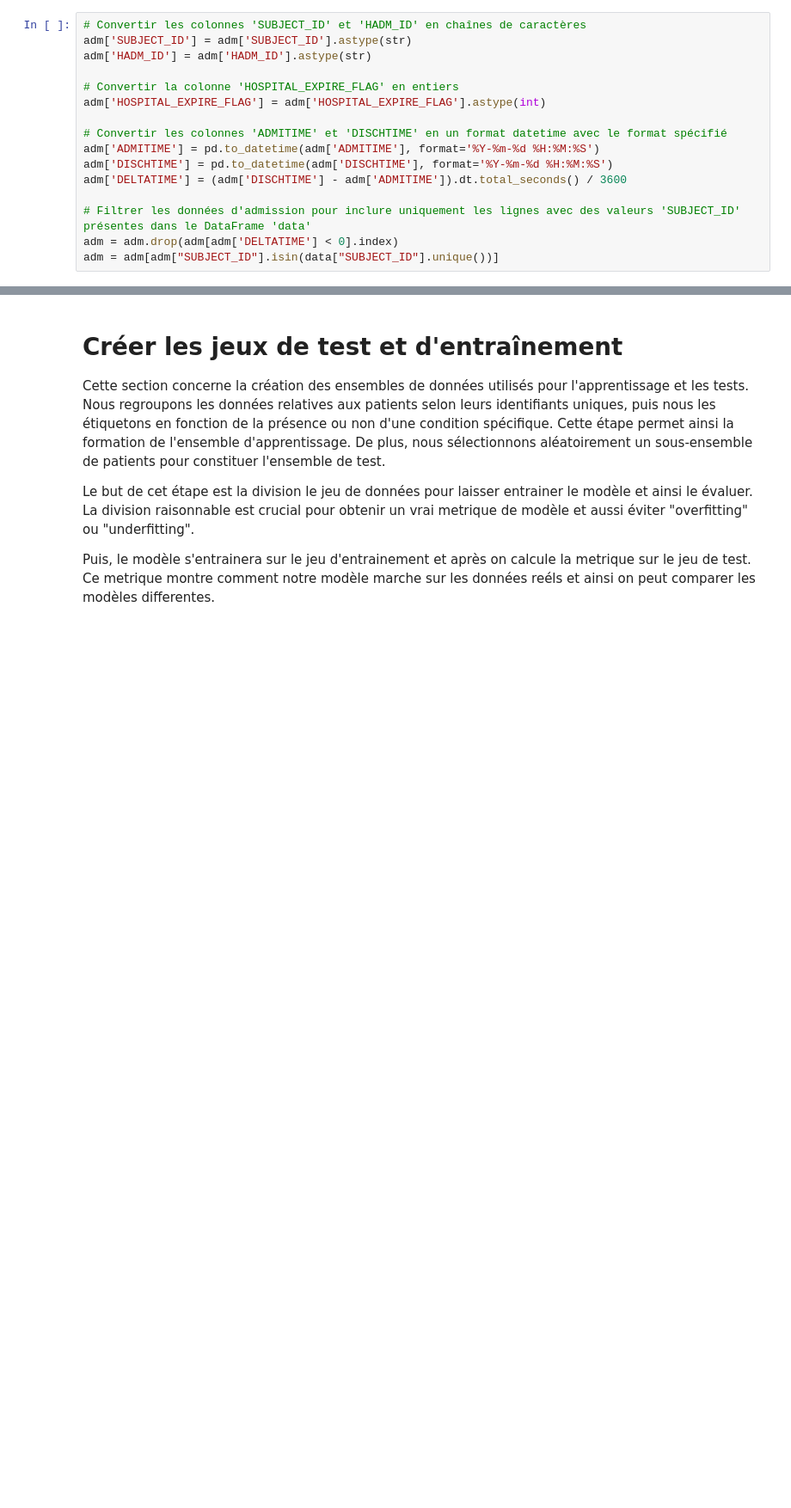
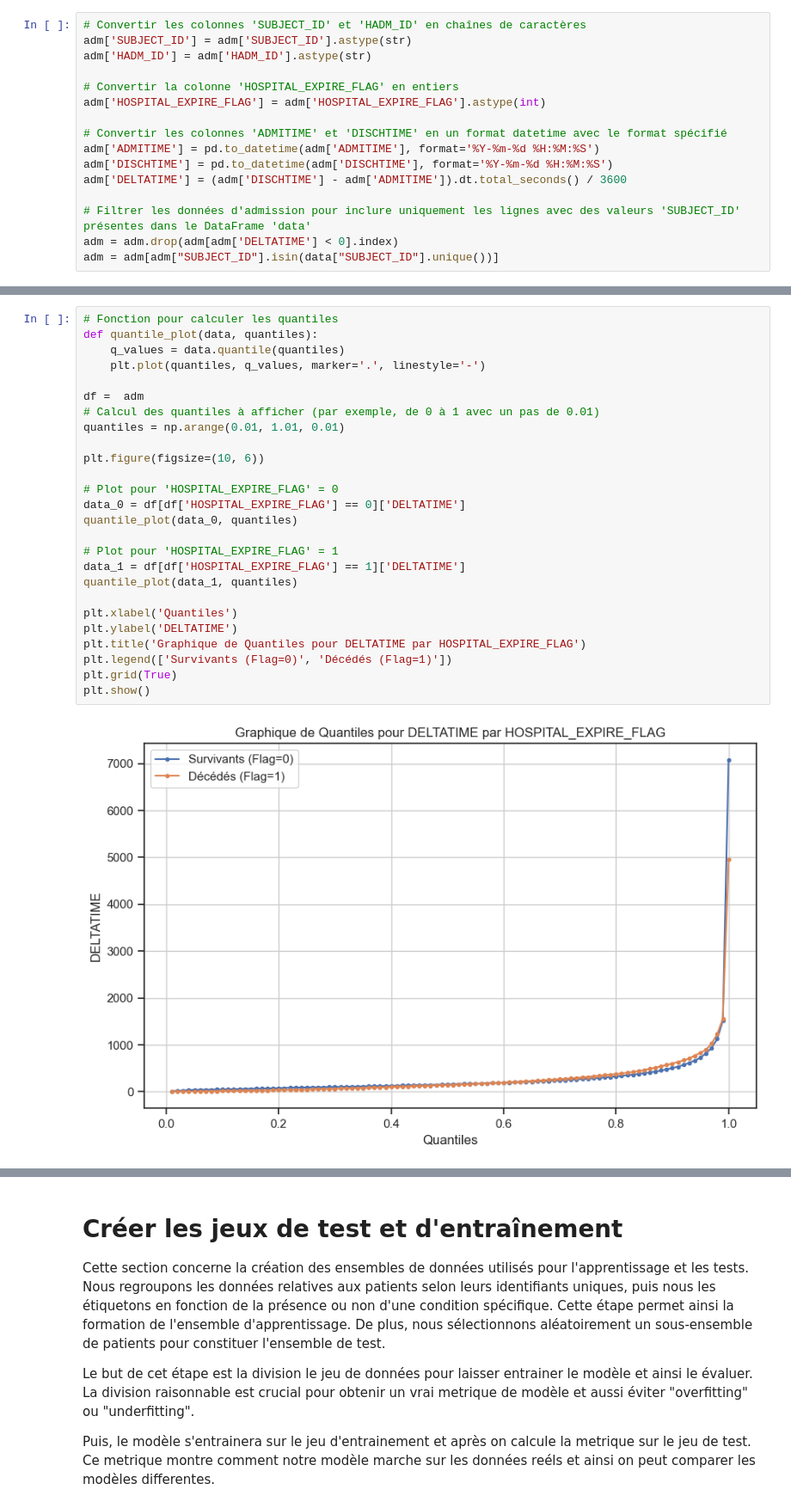
Before and after one commit to Krrcharles/Prediction-conforme-pour-les-donnees--analysee-par-Transformers, a Jupyter notebook: Code_stuart.ipynb, the cells around one changed output, grey strips where cells are left out. Shown at 86% size. Saved outputs shown, nothing was run; the diff lists cells and outputs as text; blank space fills up the shorter version.

```diff
--- a/Code_stuart.ipynb
+++ b/Code_stuart.ipynb
@@ -134,0 +161,28 @@ adm = adm[adm["SUBJECT_ID"].isin(data["SUBJECT_ID"].unique())]
+# %%
+# Fonction pour calculer les quantiles
+def quantile_plot(data, quantiles):
+    q_values = data.quantile(quantiles)
+    plt.plot(quantiles, q_values, marker='.', linestyle='-')
+
+df =  adm
+# Calcul des quantiles à afficher (par exemple, de 0 à 1 avec un pas de 0.01)
+quantiles = np.arange(0.01, 1.01, 0.01)
+
+plt.figure(figsize=(10, 6))
+
+# Plot pour 'HOSPITAL_EXPIRE_FLAG' = 0
+data_0 = df[df['HOSPITAL_EXPIRE_FLAG'] == 0]['DELTATIME']
+quantile_plot(data_0, quantiles)
+
+# Plot pour 'HOSPITAL_EXPIRE_FLAG' = 1
+data_1 = df[df['HOSPITAL_EXPIRE_FLAG'] == 1]['DELTATIME']
+quantile_plot(data_1, quantiles)
+
+plt.xlabel('Quantiles')
+plt.ylabel('DELTATIME')
+plt.title('Graphique de Quantiles pour DELTATIME par HOSPITAL_EXPIRE_FLAG')
+plt.legend(['Survivants (Flag=0)', 'Décédés (Flag=1)'])
+plt.grid(True)
+plt.show()
+# %% [output]
+[figure, added]
```
Also changed, not shown: parts of 11 cells of this notebook, 1 other file.
